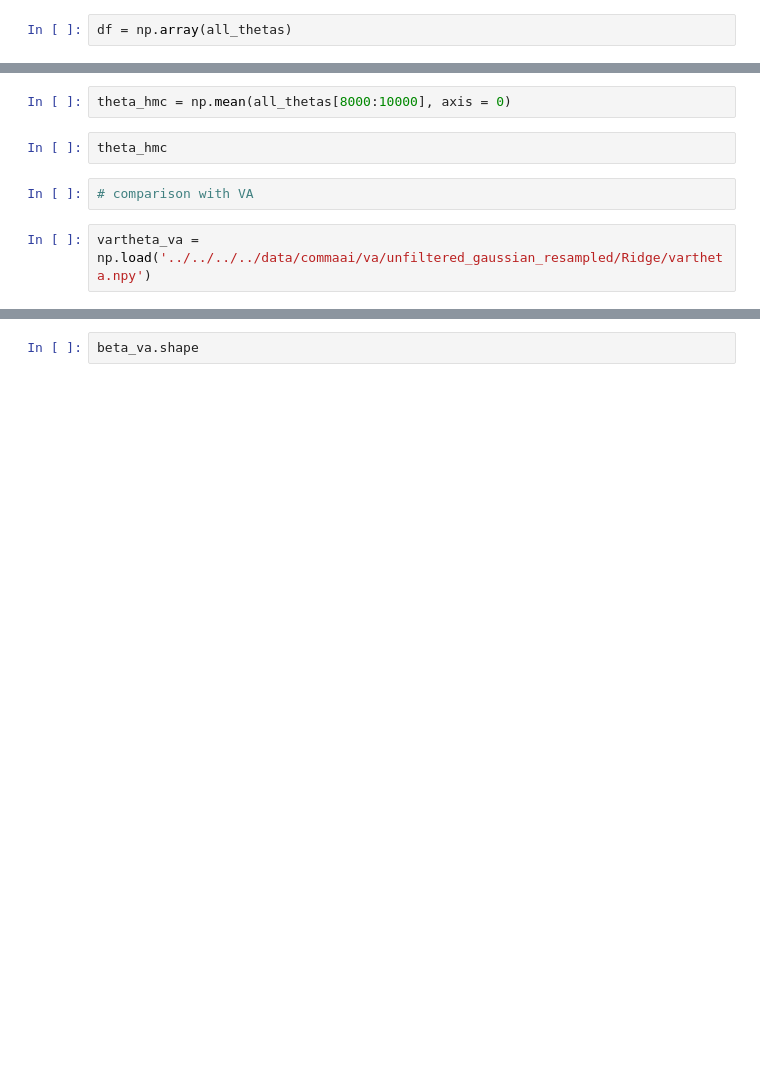
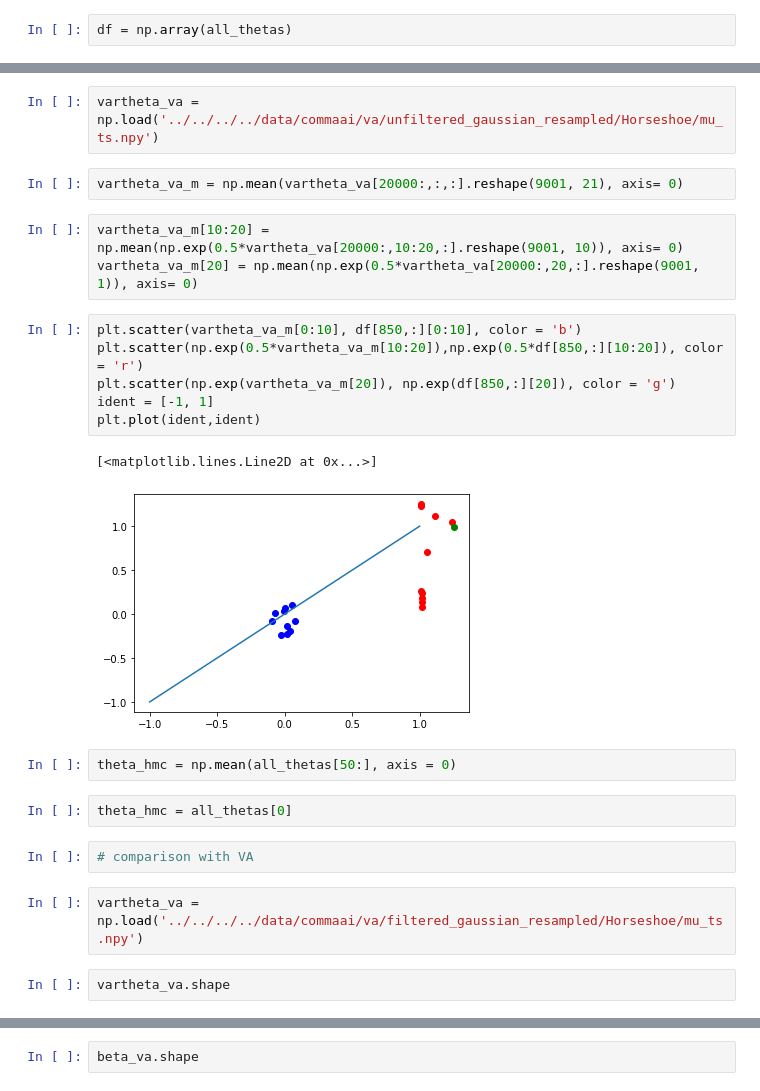
Before and after one commit to clarahoffmann/commaai, a Jupyter notebook: 04a_MCMC/unfiltered_gaussian/Ridge/HMC.ipynb, the cells around one changed output, grey strips where cells are left out. Drawn from its saved outputs; the diff is of its cells as text; blank space fills up the shorter version.

```diff
--- a/04a_MCMC/unfiltered_gaussian/Ridge/HMC.ipynb
+++ b/04a_MCMC/unfiltered_gaussian/Ridge/HMC.ipynb
@@ -219,9 +233,27 @@ plt.plot(np.append(df[:,5],np.repeat(0,10000)))
+# %%
+vartheta_va = np.load('../../../../data/commaai/va/unfiltered_gaussian_resampled/Horseshoe/mu_ts.npy')
+# %%
+vartheta_va_m = np.mean(vartheta_va[20000:,:,:].reshape(9001, 21), axis= 0)
+# %%
+vartheta_va_m[10:20] = np.mean(np.exp(0.5*vartheta_va[20000:,10:20,:].reshape(9001, 10)), axis= 0)
+vartheta_va_m[20] = np.mean(np.exp(0.5*vartheta_va[20000:,20,:].reshape(9001, 1)), axis= 0)
+# %%
+plt.scatter(vartheta_va_m[0:10], df[850,:][0:10], color = 'b')
+plt.scatter(np.exp(0.5*vartheta_va_m[10:20]),np.exp(0.5*df[850,:][10:20]), color = 'r')
+plt.scatter(np.exp(vartheta_va_m[20]), np.exp(df[850,:][20]), color = 'g')
+ident = [-1, 1]
+plt.plot(ident,ident)
+# %% [output]
+[<matplotlib.lines.Line2D at 0x...>]
+[figure, added]
 # %%
-theta_hmc = np.mean(all_thetas[8000:10000], axis = 0)
+theta_hmc = np.mean(all_thetas[50:], axis = 0)
 # %%
-theta_hmc
+theta_hmc = all_thetas[0]
 # %%
 # comparison with VA
 # %%
-vartheta_va = np.load('../../../../data/commaai/va/unfiltered_gaussian_resampled/Ridge/vartheta.npy')
+vartheta_va = np.load('../../../../data/commaai/va/filtered_gaussian_resampled/Horseshoe/mu_ts.npy')
+# %%
+vartheta_va.shape
 # %%
```
Also changed, not shown: parts of 39 cells of this notebook, 15 other files.
